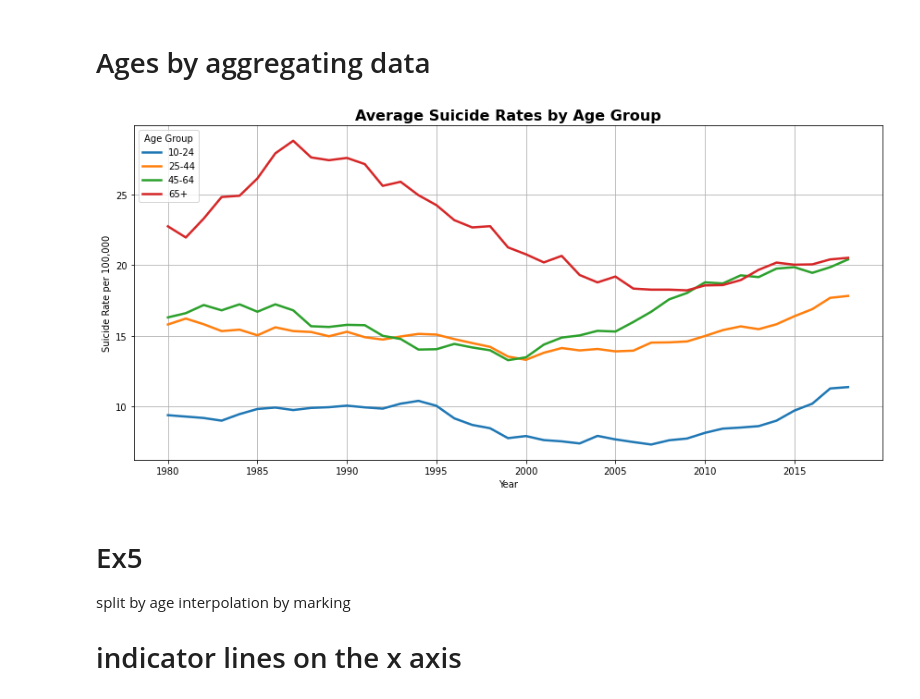
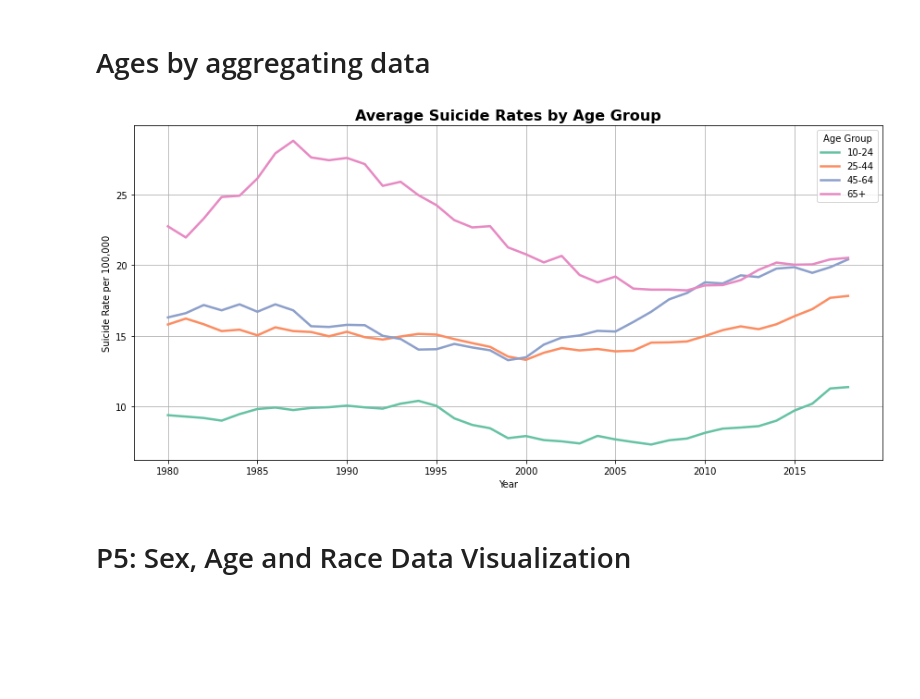
Before and after one commit to mak8427/data_visualization, a Jupyter notebook: exam/ex01.ipynb, the cells around one changed output. Saved outputs shown, nothing was run; the diff lists cells and outputs as text; code cells hidden in the pictures; blank space fills up the shorter version.

```diff
--- a/exam/ex01.ipynb
+++ b/exam/ex01.ipynb
@@ -281,69 +265,32 @@ for gender, linestyle in [('Male', '-'), ('Female', '-')]:
 # %% [markdown]
 # Ages by aggregating data
 # %%
-# === 1. Filter relevant rows ===
-df_gender_age = df[(df['STUB_NAME'] == 'Sex and age') & df['UNIT'].str.contains('crude')].copy()
+# Averaging across genders
+df_ga_cp = df_gender_age.copy()
+df_avg = df_ga_cp.groupby(['YEAR', 'AgeBin'])['ESTIMATE'].mean().reset_index()
 
-# === 2. Parse Gender and Age ===
-df_gender_age[['Gender', 'AgeGroupRaw']] = df_gender_age['STUB_LABEL'].str.extract(r'^(Male|Female):\s*(.*)')
+# Pivot for plotting
+table_avg = df_avg.pivot(index='YEAR', columns='AgeBin', values='ESTIMATE')
 
-# === 3. Clean overlapping bins
-age_bin_map = {
-    '10-14 years': '10-24',
-    '15-19 years': '10-24',
-    '15-24 years': '10-24',
-    '20-24 years': '10-24',
-    '25-34 years': '25-44',
-    '25-44 years': '25-44',
-    '35-44 years': '25-44',
-    '45-54 years': '45-64',
-    '55-64 years': '45-64',
-    '65-74 years': '65+',
-    '65 years and over': '65+',
-    '75-84 years': '65+',
-    '85 years and over': '65+'
-}
-df_gender_age['AgeBin'] = df_gender_age['AgeGroupRaw'].map(age_bin_map)
-df_gender_age = df_gender_age.dropna(subset=['AgeBin', 'ESTIMATE'])
-
-# === 4. Average across genders ===
-df_avg = df_gender_age.groupby(['YEAR', 'AgeBin'])['ESTIMATE'].mean().reset_index()
-
-# === 5. Pivot for plotting ===
-pivot_avg = df_avg.pivot(index='YEAR', columns='AgeBin', values='ESTIMATE')
-
-# === 6. Define vibrant colors by age bin ===
-age_colors = {
-    '10-24': '#1f77b4',  # blue
-    '25-44': '#ff7f0e',  # orange
-    '45-64': '#2ca02c',  # green
-    '65+':   '#d62728'   # red
-}
-
-# === 7. Plot combined line chart ===
 plt.figure(figsize=(12, 6))
 plt.title('Average Suicide Rates by Age Group', fontsize=16, weight='bold')
 
-for age_bin in sorted(age_colors.keys()):
-    if age_bin in pivot_avg.columns:
-        plt.plot(pivot_avg.index, pivot_avg[age_bin],
+#plotting a line per age bin
+for age_bin in ages:
+    if age_bin in table_avg.columns:
+        plt.plot(table_avg.index, table_avg[age_bin],
                  label=age_bin,
-                 color=age_colors[age_bin],
+                 color=color_map[age_bin],
                  linewidth=2.5)
 
 plt.xlabel('Year')
 plt.ylabel('Suicide Rate per 100,000')
 plt.grid(True)
-plt.legend(title='Age Group', loc='upper left')
+plt.legend(title='Age Group', loc='upper right')
 plt.tight_layout()
 plt.show()
 # %% [output]
-[figure, old version]
+[figure, new version]
 # %% [markdown]
-# Ex5
-
-split by age
-interpolation by marking
-
-# indicator lines on the x axis
+# P5: Sex, Age and Race Data Visualization
 # %%
```
Also changed, not shown: parts of 16 cells of this notebook, 1 other file.
